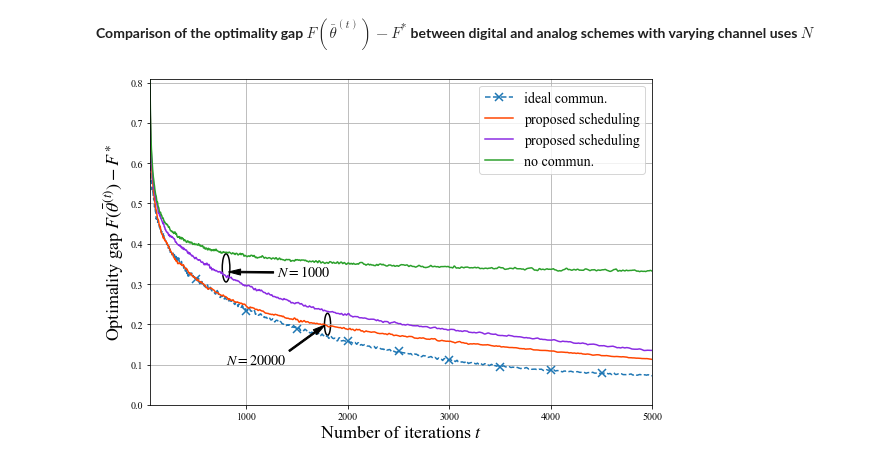
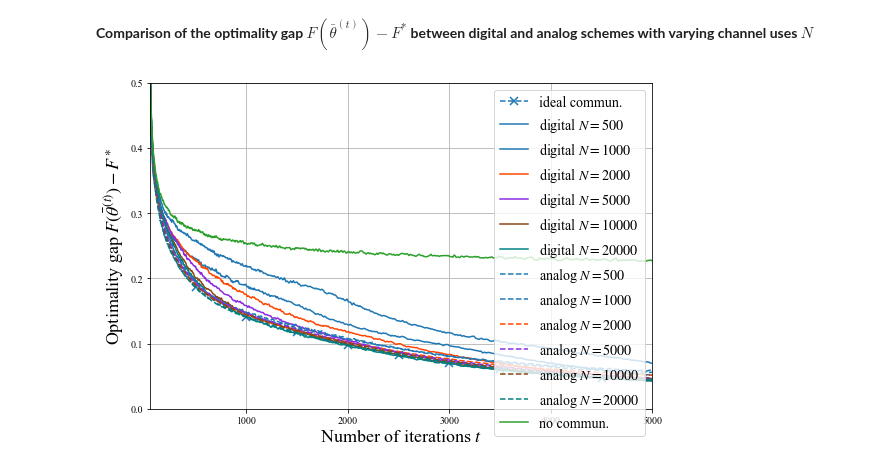
Before and after one commit to Fuzzy-Face/JSAC_FL, a Jupyter notebook: comparisons.ipynb, the cells around one changed output. Saved outputs shown, nothing was run; the diff lists cells and outputs as text; code cells hidden in the pictures.

```diff
--- a/comparisons.ipynb
+++ b/comparisons.ipynb
@@ -50,41 +90,82 @@ df8 = pd.DataFrame(losseses[0], columns = ['Device_{}'.format(i + 1) for i in ra
 # %%
 plt.rc('font', family='Times New Roman')
 mpl.rcParams["mathtext.fontset"] = 'stix'
 fig, ax = plt.subplots(figsize = (9.0,6.0))
-df1.rolling(window = 20).mean().mean(axis = 1).plot(style = '--', marker = 'x', fillstyle = 'none', ms = 8, mew = 1.5, markevery = 500, label = r'ideal commun.')
-df2.rolling(window = 49).mean().mean(axis = 1).plot(color = 'orangered', label = r'proposed scheduling')
-# df3.rolling(window = 49).mean().mean(axis = 1).plot(style = '--', color = 'orangered', label = r'TDMA')
-df4.rolling(window = 49).mean().mean(axis = 1).plot(color = 'blueviolet', label = r'proposed scheduling')
-# df5.rolling(window = 49).mean().mean(axis = 1).plot(style = '--', color = 'blueviolet', label = r'TDMA')
-# df6.rolling(window = 49).mean().mean(axis = 1).plot(color = 'tab:blue', label = r'analog')
-# df7.rolling(window = 10).mean().mean(axis = 1).plot(style = '--', color = 'blueviolet', label = 'Ideal commun.')
-df8.rolling(window = 49).mean().mean(axis = 1).plot(color = 'tab:green', label = 'no commun.')
+
+df1normal = df1.mean(axis = 1)[0] - opt
+df1 = df1.rolling(window = 49).mean().mean(axis = 1) / df1normal
+df1.plot(style = '--', marker = 'x', fillstyle = 'none', ms = 8, mew = 1.5, markevery = 500, label = r'ideal commun.')
+
+df1_1normal = df1_1.mean(axis = 1)[0] - opt
+df1_1 = df1_1.rolling(window = 49).mean().mean(axis = 1) / df1_1normal
+df1_1.plot(color = 'C0', label = r'digital $N=500$')
+df1_2normal = df1_2.mean(axis = 1)[0] - opt
+df1_2 = df1_2.rolling(window = 49).mean().mean(axis = 1) / df1_2normal
+df1_2.plot(color = 'C0', label = r'digital $N=1000$')
+df1_3normal = df1_3.mean(axis = 1)[0] - opt
+df1_3 = df1_3.rolling(window = 49).mean().mean(axis = 1) / df1_3normal
+df1_3.plot(color = 'orangered', label = r'digital $N=2000$')
+df1_4normal = df1_4.mean(axis = 1)[0] - opt
+df1_4 = df1_4.rolling(window = 49).mean().mean(axis = 1) / df1_4normal
+df1_4.plot(color = 'blueviolet', label = r'digital $N=5000$')
+df1_5normal = df1_5.mean(axis = 1)[0] - opt
+df1_5 = df1_5.rolling(window = 49).mean().mean(axis = 1) / df1_5normal
+df1_5.plot(color = 'saddlebrown', label = r'digital $N=10000$')
+df1_6normal = df1_6.mean(axis = 1)[0] - opt
+df1_6 = df1_6.rolling(window = 49).mean().mean(axis = 1) / df1_6normal
+df1_6.plot(color = 'teal', label = r'digital $N=20000$')
+
+df2_1normal = df2_1.mean(axis = 1)[0] - opt
+df2_1 = df2_1.rolling(window = 49).mean().mean(axis = 1) / df2_1normal
+df2_1.plot(style = '--', color = 'C0', label = r'analog $N=500$')
+df2_2normal = df2_2.mean(axis = 1)[0] - opt
+df2_2 = df2_2.rolling(window = 49).mean().mean(axis = 1) / df2_2normal
+df2_2.plot(style = '--', color = 'C0', label = r'analog $N=1000$')
+df2_3normal = df2_3.mean(axis = 1)[0] - opt
+df2_3 = df2_3.rolling(window = 49).mean().mean(axis = 1) / df2_3normal
+df2_3.plot(style = '--', color = 'orangered', label = r'analog $N=2000$')
+df2_4normal = df2_4.mean(axis = 1)[0] - opt
+df2_4 = df2_4.rolling(window = 49).mean().mean(axis = 1) / df2_4normal
+df2_4.plot(style = '--', color = 'blueviolet', label = r'analog $N=5000$')
+df2_5normal = df2_5.mean(axis = 1)[0] - opt
+df2_5 = df2_5.rolling(window = 49).mean().mean(axis = 1) / df2_5normal
+df2_5.plot(style = '--', color = 'saddlebrown', label = r'analog $N=10000$')
+df2_6normal = df2_6.mean(axis = 1)[0] - opt
+df2_6 = df2_6.rolling(window = 49).mean().mean(axis = 1) / df2_6normal
+df2_6.plot(style = '--', color = 'teal', label = r'analog $N=20000$')
+# df2_7normal = df2_7.mean(axis = 1)[0] - opt
+# df2_7 = df2_7.rolling(window = 49).mean().mean(axis = 1) / df2_7normal
+# df2_7.plot(style = '--', color = 'teal', label = r'analog $N=25000$')
+
+df8_normal = df8.mean(axis = 1)[0] - opt
+df8 = df8.rolling(window = 49).mean().mean(axis = 1) / df8_normal
+df8.plot(color = 'tab:green', label = 'no commun.')
 
 plt.xlabel(r'Number of iterations $t$', fontsize = 18)
 plt.ylabel(r'Optimality gap $F(\bar{\theta}^{(t)})-F^\ast$', fontsize = 18)
 # plt.title(r'ER graph with $p = 0.2$ and $\barP = -57$dBm', fontsize = 14)
-plt.xlim((51, 5000))
-plt.ylim((0, 0.81))
+plt.xlim((50, 5000))
+plt.ylim((0, 0.5))
 plt.grid()
 
 # Place legend for individual curves
 plt.legend(loc = 'upper right', fontsize = 14)
-# Place marks using annotation
-from matplotlib.patches import Ellipse
-el = Ellipse((800, 0.34), 75, 0.070, angle = 0, fill = False, lw = 1.5)
-ax.add_artist(el)
-el = Ellipse((1800, 0.20), 60, 0.055, angle = 0, fill = False, lw = 1.5)
-ax.add_artist(el)
-_ = ax.annotate(r'$N = 1000$',
-            xy = (810, .33), xycoords = 'data',
-            xytext = (50, -5), textcoords = 'offset points', fontsize = 14,
-            arrowprops=dict(facecolor = 'black', width = 1.5, headwidth = 6, shrink = 0.03))
-_ = ax.annotate(r'$N = 20000$',
-            xy = (1785, .2), xycoords = 'data',
-            xytext = (-100, -40), textcoords = 'offset points', fontsize = 14,
-            arrowprops=dict(facecolor = 'black', width = 1.5, headwidth = 6, shrink = 0.03))
+# # Place marks using annotation
+# from matplotlib.patches import Ellipse
+# el = Ellipse((800, 0.34), 75, 0.070, angle = 0, fill = False, lw = 1.5)
+# ax.add_artist(el)
+# el = Ellipse((1800, 0.20), 60, 0.055, angle = 0, fill = False, lw = 1.5)
+# ax.add_artist(el)
+# _ = ax.annotate(r'$N = 1000$',
+#             xy = (810, .33), xycoords = 'data',
+#             xytext = (50, -5), textcoords = 'offset points', fontsize = 14,
+#             arrowprops=dict(facecolor = 'black', width = 1.5, headwidth = 6, shrink = 0.03))
+# _ = ax.annotate(r'$N = 20000$',
+#             xy = (1785, .2), xycoords = 'data',
+#             xytext = (-100, -40), textcoords = 'offset points', fontsize = 14,
+#             arrowprops=dict(facecolor = 'black', width = 1.5, headwidth = 6, shrink = 0.03))
 
 # _ = plt.savefig('C:/Users/Helen/Documents/visiting_research@KCL/D2D_DSGD/XXX20-FL_over_D2D/eps/dig_scheduling-vs_TDMA.eps',format='eps', dpi=600)
 plt.show()
 # %% [output]
-[figure, old version]
+[figure, new version]
```
Also changed, not shown: parts of 7 cells of this notebook, 7 other files.
